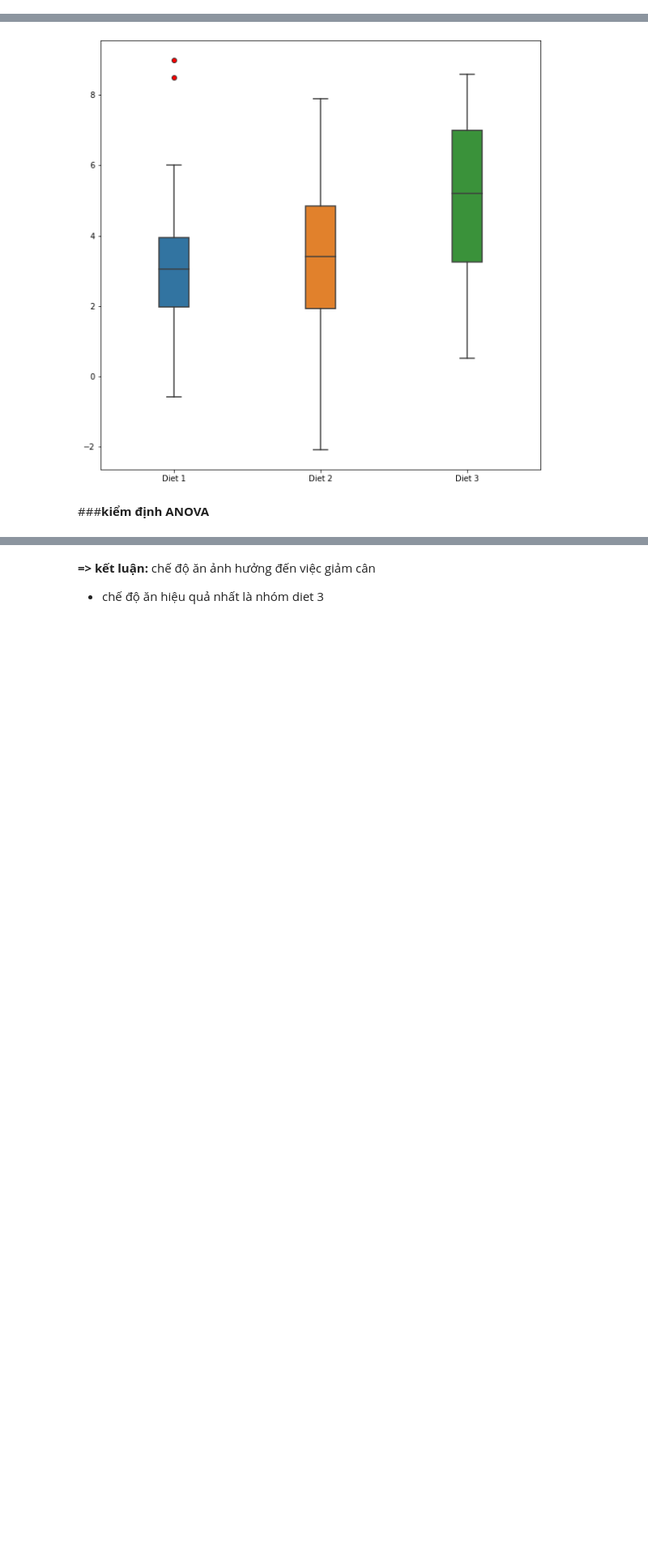
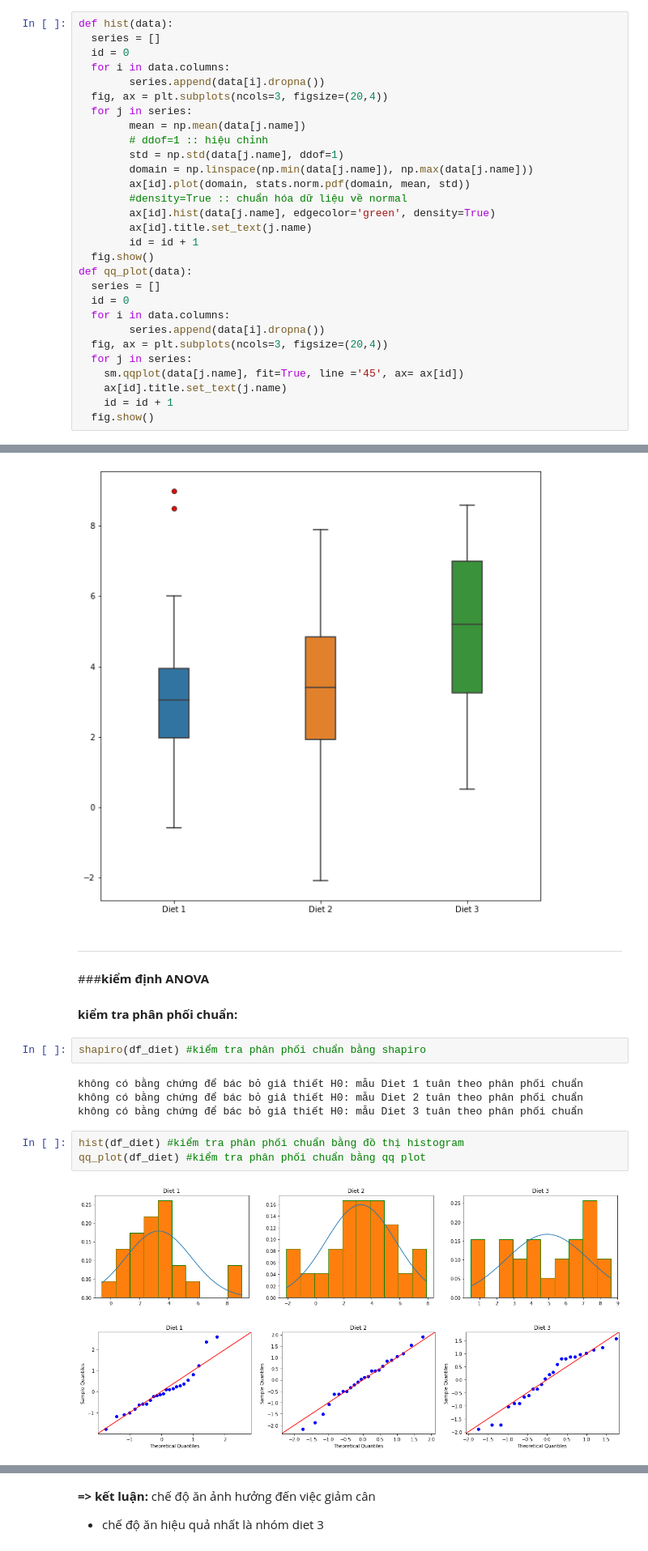
Before and after one commit to phantheminhchau1/phantichdulieupython, a Jupyter notebook: thongkesuydien.ipynb, the cells around one changed output, grey strips where cells are left out. Shown at 81% size. Drawn from its saved outputs; the diff is of its cells as text; blank space fills up the shorter version.

```diff
--- a/thongkesuydien.ipynb
+++ b/thongkesuydien.ipynb
@@ -73,0 +80,29 @@ def shapiro(data): # kiểm tra phân phối chẩn hay không
+# %%
+def hist(data):
+  series = []
+  id = 0
+  for i in data.columns:
+        series.append(data[i].dropna())
+  fig, ax = plt.subplots(ncols=3, figsize=(20,4))
+  for j in series:
+        mean = np.mean(data[j.name])
+        # ddof=1 :: hiệu chỉnh
+        std = np.std(data[j.name], ddof=1)
+        domain = np.linspace(np.min(data[j.name]), np.max(data[j.name]))
+        ax[id].plot(domain, stats.norm.pdf(domain, mean, std))
+        #density=True :: chuẩn hóa dữ liệu về normal
+        ax[id].hist(data[j.name], edgecolor='green', density=True)
+        ax[id].title.set_text(j.name)
+        id = id + 1
+  fig.show()
+def qq_plot(data):
+  series = []
+  id = 0
+  for i in data.columns:
+        series.append(data[i].dropna())
+  fig, ax = plt.subplots(ncols=3, figsize=(20,4))
+  for j in series:
+    sm.qqplot(data[j.name], fit=True, line ='45', ax= ax[id])
+    ax[id].title.set_text(j.name)
+    id = id + 1
+  fig.show()
@@ -186,5 +232,21 @@ Diet 1 -0.6  9.0  3.300000    3.05  2.240148
 Diet 2 -2.1  7.9  3.225000    3.40  2.507944
 Diet 3  0.5  8.6  4.933333    5.20  2.384309
 [figure]
+# %% [markdown]
+<hr>
 # %% [markdown]
 ###**kiểm định ANOVA**
+# %% [markdown]
+**kiểm tra phân phối chuẩn:**
+# %%
+shapiro(df_diet) #kiểm tra phân phối chuẩn bằng shapiro
+# %% [output]
+không có bằng chứng để bác bỏ giả thiết H0: mẫu Diet 1 tuân theo phân phối chuẩn
+không có bằng chứng để bác bỏ giả thiết H0: mẫu Diet 2 tuân theo phân phối chuẩn
+không có bằng chứng để bác bỏ giả thiết H0: mẫu Diet 3 tuân theo phân phối chuẩn
+# %%
+hist(df_diet) #kiểm tra phân phối chuẩn bằng đồ thị histogram
+qq_plot(df_diet) #kiểm tra phân phối chuẩn bằng qq plot
+# %% [output]
+[figure, added]
+[figure, added]
```
Also changed, not shown: parts of 24 cells of this notebook.
